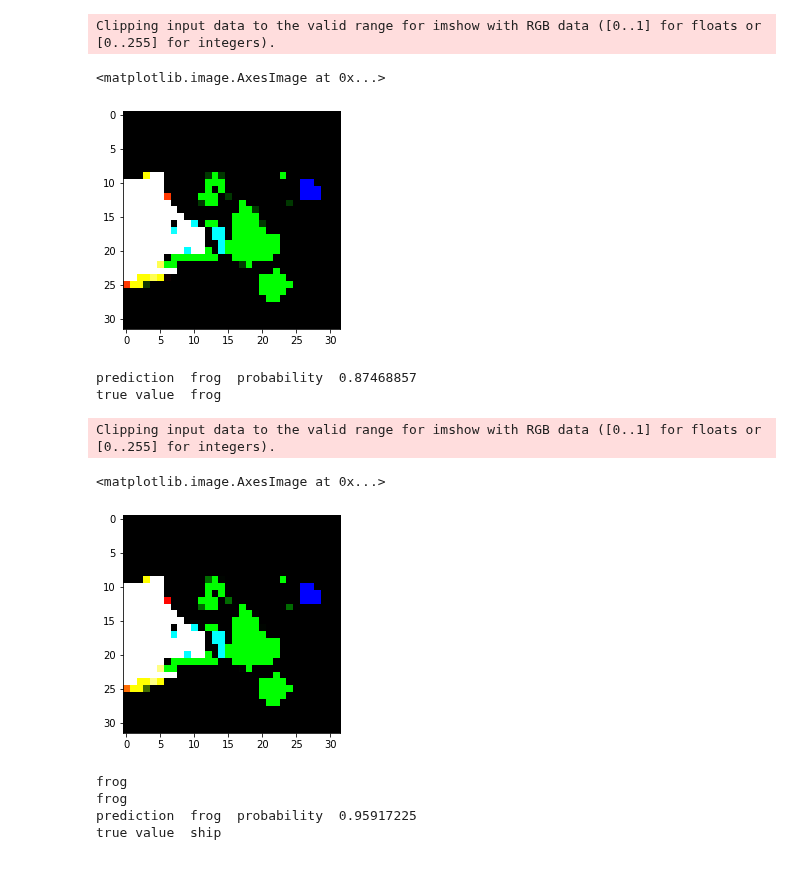
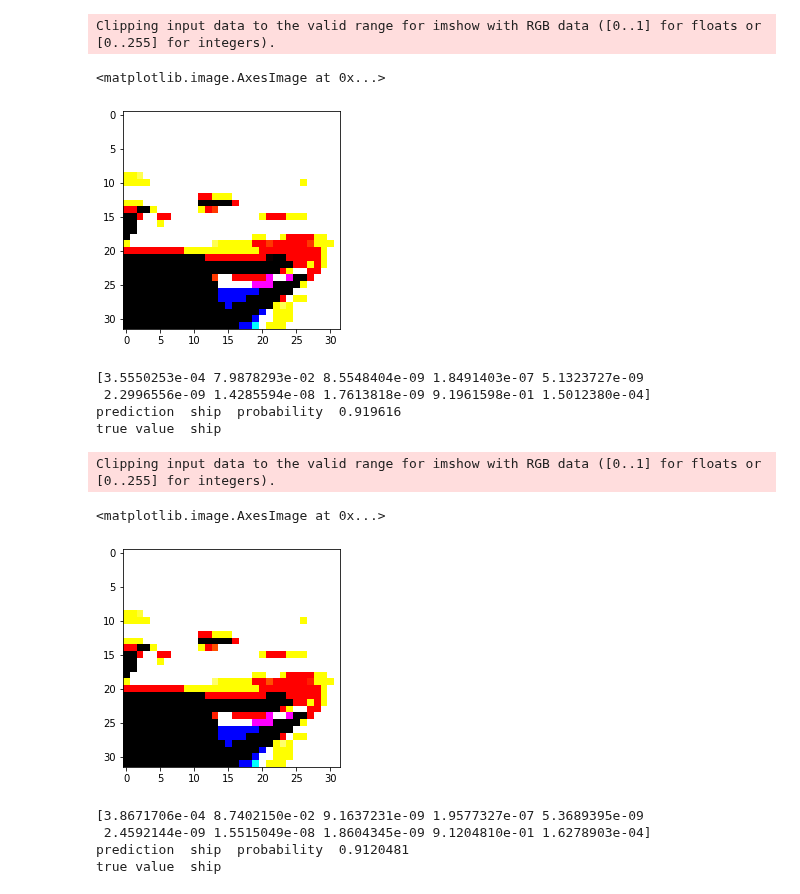
Before and after one commit to kirath2205/Final-Year-Project, a Jupyter notebook: Test_bench.ipynb, the cells around one changed output. Drawn from its saved outputs; the diff is of its cells as text; code cells hidden in the pictures.

```diff
--- a/Test_bench.ipynb
+++ b/Test_bench.ipynb
@@ -316,12 +313,20 @@ train_model(X_train,y_train,X_test,y_test)'''
 X_train,y_train,X_test,y_test=select_dataset(2)
 X_train,y_train,X_test,y_test,image_shape=pre_processing_cifar10(X_train,y_train,X_test,y_test,3)
 model=define_model_standard_cnn(image_shape,10)
-history = train_model_standard_cnn(X_train,y_train,X_test,y_test,epochs=100)
+history_cnn_model = train_model_standard_cnn(X_train,y_train,X_test,y_test,epochs=100)
+model.save('/content/checkpoint/cnn_model.h5')
 
-'''X_train,y_train,X_test,y_test=select_dataset(2)
-X_train,y_train,X_test,y_test,image_shape=pre_processing_cifar100(X_train,y_train,X_test,y_test,3)
-model=Resnet50(image_shape,10)
-history=train_model_resnet50(X_train,y_train,X_test,y_test,epochs=100)'''
+X_train,y_train,X_test,y_test=select_dataset(2)
+X_train,y_train,X_test,y_test,image_shape=pre_processing_cifar10(X_train,y_train,X_test,y_test,3)
+model=ResNet34(image_shape,10)
+history_resnet=train_model_resnet34(X_train,y_train,X_test,y_test,epochs=100)
+model.save('/content/checkpoint/resnet.h5')
+
+X_train,y_train,X_test,y_test=select_dataset(2)
+X_train,y_train,X_test,y_test,image_shape=pre_processing_cifar10(X_train,y_train,X_test,y_test,3)
+model=define_model_vgg16(image_shape,10)
+history_vgg16=train_model_vgg16(X_train,y_train,X_test,y_test,epochs=100)
+model.save('/content/checkpoint/vgg16.h5')
 
 '''X_train,y_train,X_test,y_test=select_dataset(3)
 X_train,y_train,X_test,y_test,image_shape=pre_processing_cifar100(X_train,y_train,X_test,y_test,3)
@@ -398,5 +524,4 @@ Installing collected packages: pycodestyle, nose, mnist, cleverhans
 Successfully installed cleverhans-4.0.0 mnist-0.2.2 nose-1.3.7 pycodestyle-2.8.0
 # %%
 
-cnn_model = model.load_weights('/content/best_model_standard_cnn')
-model.save('cnn_model.h5')
+cnn_model = keras.models.load_model('/content/checkpoint/cnn_model.h5')
@@ -408,15 +531,15 @@ from cleverhans.tf2.attacks.projected_gradient_descent import projected_gradient
 from cleverhans.tf2.attacks.fast_gradient_method import fast_gradient_method
 # %%
 from keras.preprocessing.image import img_to_array
-image_index = 7
+image_index = 1
 image  = X_test[image_index]
 image = img_to_array(image)
 image = image.reshape(1, 32, 32, 3)
 plt.imshow(image.reshape((32, 32 , 3)))
 # %% [output]
 Clipping input data to the valid range for imshow with RGB data ([0..1] for floats or [0..255] for integers).
 <matplotlib.image.AxesImage at 0x...>
-[figure, old version]
+[figure, new version]
 # %%
 def make_predictions(model , label_array , image , image_index=1):
   prediction  = model.predict(image)[0]
@@ -450,22 +573,24 @@ def adversarial_pattern(image, label):
 
     return signed_grad
 # %%
-make_predictions(model , labels , image , image_index)
+make_predictions(cnn_model , labels , image , image_index)
 # %% [output]
-prediction  frog  probability  0.87468857
-true value  frog
+[3.5550253e-04 7.9878293e-02 8.5548404e-09 1.8491403e-07 5.1323727e-09
+ 2.2996556e-09 1.4285594e-08 1.7613818e-09 9.1961598e-01 1.5012380e-04]
+prediction  ship  probability  0.919616
+true value  ship
 # %%
 perturbations = adversarial_pattern(image, y_test[1]).numpy()
-adversary_sample = image + perturbations*0.2
+adversary_sample = image + perturbations*0.1
 plt.imshow(adversary_sample.reshape((32, 32 , 3)))
 # %% [output]
 Clipping input data to the valid range for imshow with RGB data ([0..1] for floats or [0..255] for integers).
 <matplotlib.image.AxesImage at 0x...>
-[figure, old version]
+[figure, new version]
 # %%
-make_predictions(model , labels , adversary_sample.reshape((1, 32, 32, 3)))
+make_predictions(cnn_model , labels , adversary_sample.reshape((1, 32, 32, 3)),image_index)
 # %% [output]
-frog
-frog
-prediction  frog  probability  0.95917225
+[3.8671706e-04 8.7402150e-02 9.1637231e-09 1.9577327e-07 5.3689395e-09
+ 2.4592144e-09 1.5515049e-08 1.8604345e-09 9.1204810e-01 1.6278903e-04]
+prediction  ship  probability  0.9120481
 true value  ship
```
Also changed, not shown: parts of 8 cells of this notebook.
